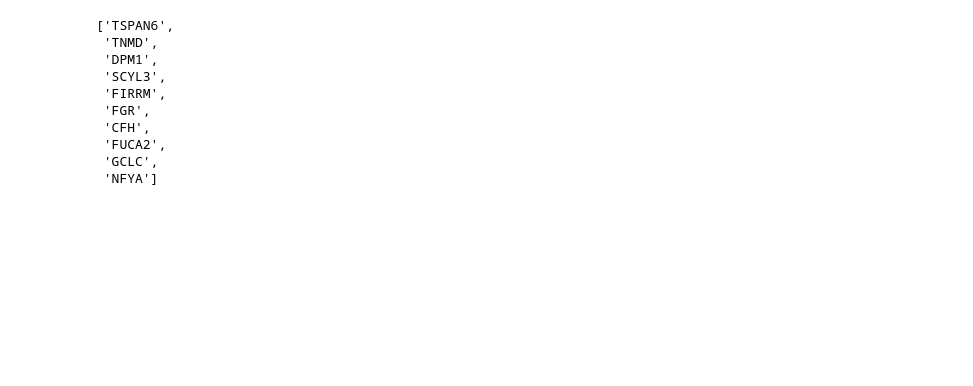
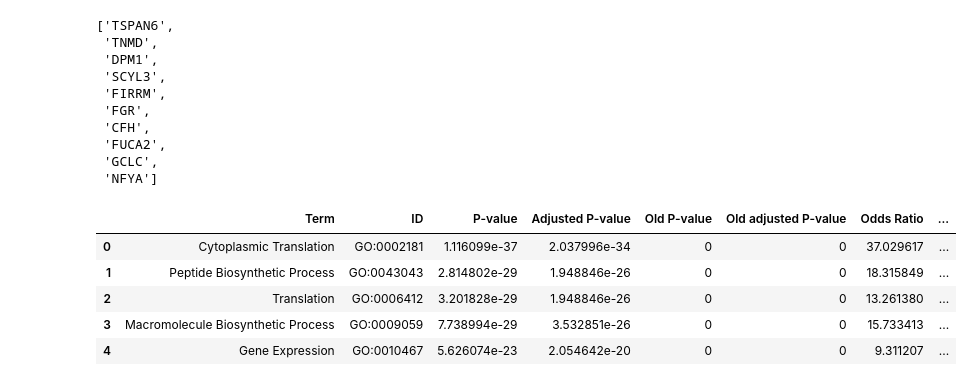
Before and after one commit to rejuve-bio/hypothesis-generation-demo, a Jupyter notebook: notebooks/gene_correlation_matrix.ipynb, the cells around one changed output. Cells and saved outputs as stored; diff of their text form; code cells hidden in the pictures; blank space fills up the shorter version.

```diff
--- a/notebooks/gene_correlation_matrix.ipynb
+++ b/notebooks/gene_correlation_matrix.ipynb
@@ -283,3 +285,12 @@ res = res[res["Adjusted P-value"] < 0.05]
+# %%
+res.head()
+# %% [output]
+|  | Term | ID | P-value | Adjusted P-value | Old P-value | Old adjusted P-value | Odds Ratio | ... |
+| 0 | Cytoplasmic Translation | GO:0002181 | 1.116099e-37 | 2.037996e-34 | 0 | 0 | 37.029617 | ... |
+| 1 | Peptide Biosynthetic Process | GO:0043043 | 2.814802e-29 | 1.948846e-26 | 0 | 0 | 18.315849 | ... |
+| 2 | Translation | GO:0006412 | 3.201828e-29 | 1.948846e-26 | 0 | 0 | 13.261380 | ... |
+| 3 | Macromolecule Biosynthetic Process | GO:0009059 | 7.738994e-29 | 3.532851e-26 | 0 | 0 | 15.733413 | ... |
+| 4 | Gene Expression | GO:0010467 | 5.626074e-23 | 2.054642e-20 | 0 | 0 | 9.311207 | ... |
 # %%
 # case insensitive search
 res[res["Term"].str.contains("adipose", case=False)]
```
Also changed, not shown: parts of 9 cells of this notebook, 8 other files.
